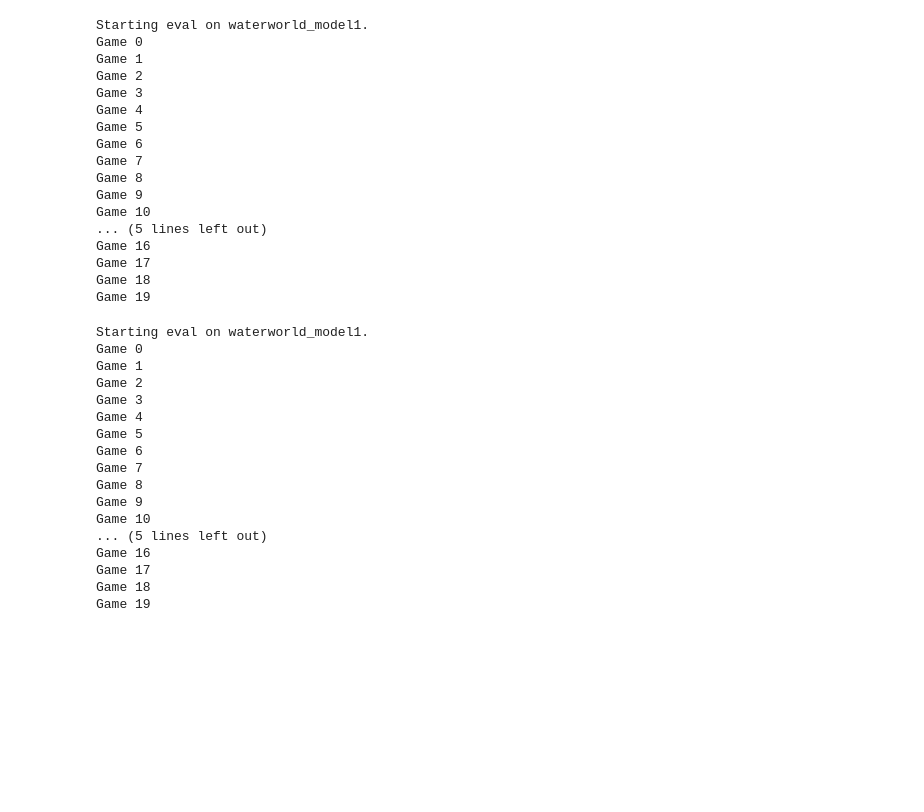
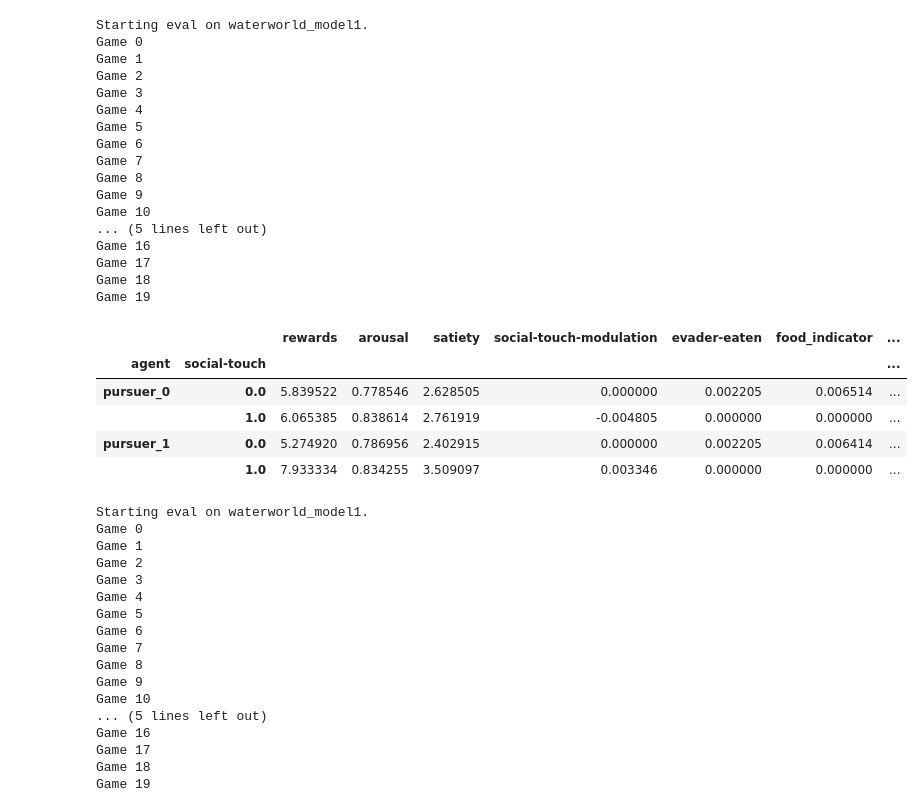
Before and after one commit to yidilozdemir/PettingZoo-Haptic-Waterworld, a Jupyter notebook: SB3-training/metrics-eval-notebook.ipynb, the cells around one changed output. Cells and saved outputs as stored; diff of their text form; code cells hidden in the pictures; blank space fills up the shorter version.

```diff
--- a/SB3-training/metrics-eval-notebook.ipynb
+++ b/SB3-training/metrics-eval-notebook.ipynb
@@ -259,6 +259,15 @@ def process_game_data(df):
         game_metrics = game_metrics.rename(columns={'rewards': 'cumulative_rewards'})
 
     return game_metrics
+# %%
+df.groupby(['agent', 'social-touch']).mean()
+# %% [output]
+|  |  | rewards | arousal | satiety | social-touch-modulation | evader-eaten | food_indicator | ... |
+| agent | social-touch |  |  |  |  |  |  | ... |
+| pursuer_0 | 0.0 | 5.839522 | 0.778546 | 2.628505 | 0.000000 | 0.002205 | 0.006514 | ... |
+|  | 1.0 | 6.065385 | 0.838614 | 2.761919 | -0.004805 | 0.000000 | 0.000000 | ... |
+| pursuer_1 | 0.0 | 5.274920 | 0.786956 | 2.402915 | 0.000000 | 0.002205 | 0.006414 | ... |
+|  | 1.0 | 7.933334 | 0.834255 | 3.509097 | 0.003346 | 0.000000 | 0.000000 | ... |
 # %%
 def process_game_data(df):
     # Group by model, game, and agent
```
Also changed, not shown: parts of 4 cells of this notebook, 1 other file.
